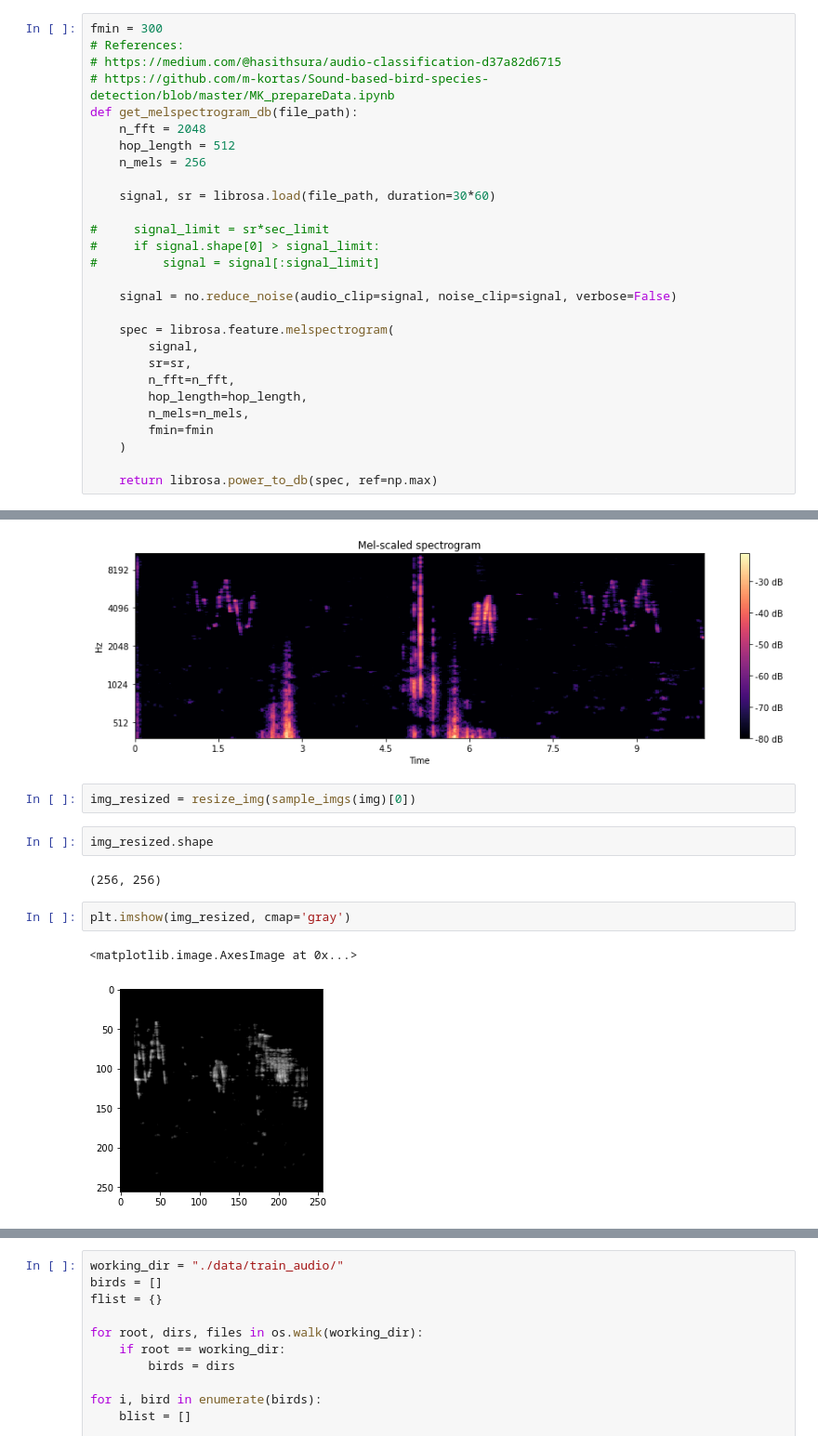
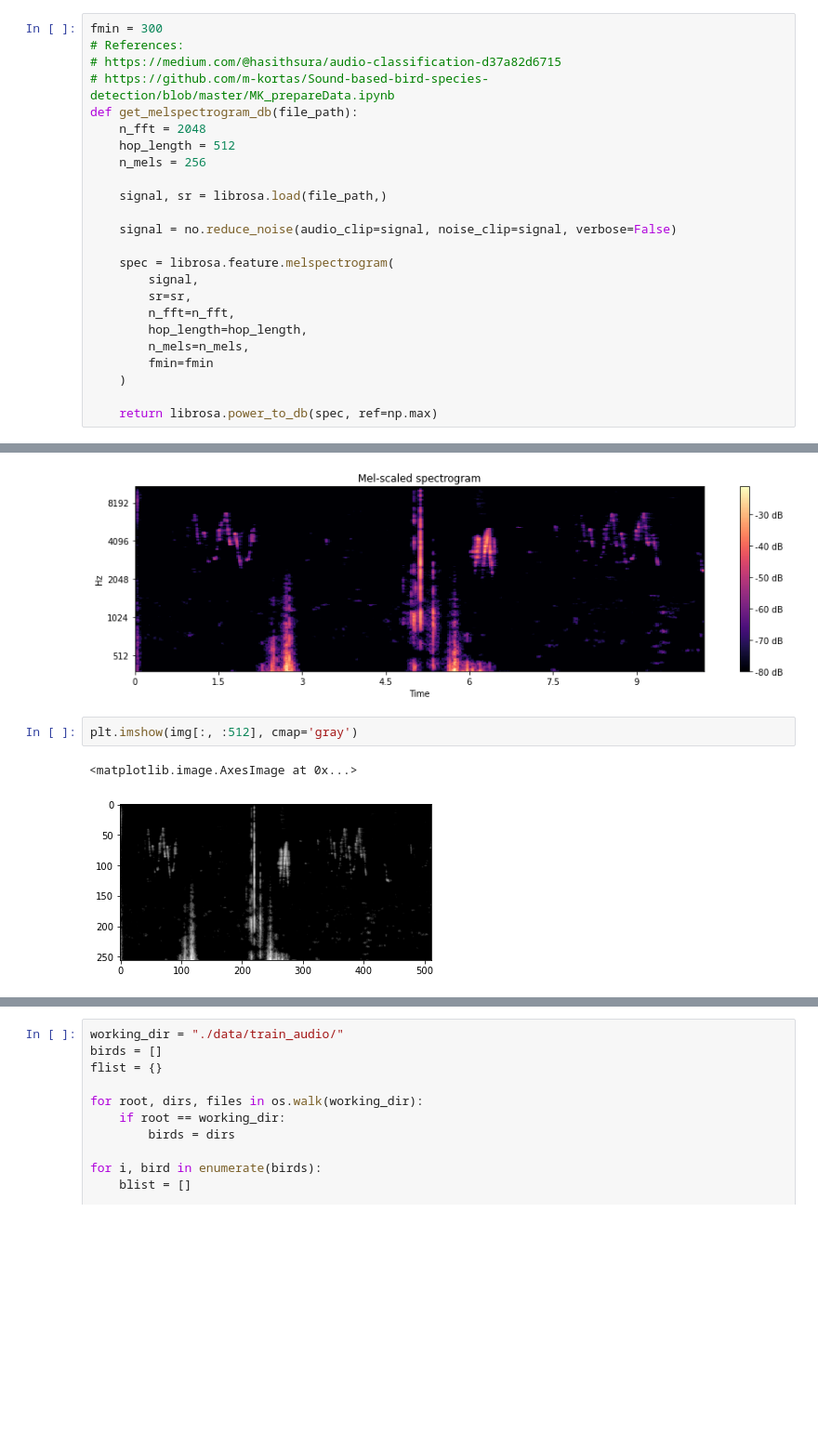
Before and after one commit to jackyho112/bird-call-identification, a Jupyter notebook: save_mel_images.ipynb, the cells around one changed output, grey strips where cells are left out. Shown: that part at 93% size. Cells and saved outputs as stored; diff of their text form; blank space fills up the shorter version.

Commit message:
Add new image extraction

```diff
--- a/save_mel_images.ipynb
+++ b/save_mel_images.ipynb
@@ -49,11 +49,7 @@ def get_melspectrogram_db(file_path):
     hop_length = 512
     n_mels = 256
 
-    signal, sr = librosa.load(file_path, duration=30*60)
-
-#     signal_limit = sr*sec_limit
-#     if signal.shape[0] > signal_limit:
-#         signal = signal[:signal_limit]
+    signal, sr = librosa.load(file_path,)
 
     signal = no.reduce_noise(audio_clip=signal, noise_clip=signal, verbose=False)
 
@@ -165,15 +129,9 @@ plt.title('Mel-scaled spectrogram')
 plt.show()
 # %% [output]
 [figure]
-# %%
-img_resized = resize_img(sample_imgs(img)[0])
-# %%
-img_resized.shape
-# %% [output]
-(256, 256)
 # %%
-plt.imshow(img_resized, cmap='gray')
+plt.imshow(img[:, :512], cmap='gray')
 # %% [output]
 <matplotlib.image.AxesImage at 0x...>
-[figure, old version]
+[figure, new version]
 # %%
```
Also changed, not shown: parts of 8 cells of this notebook, 6 other files.
